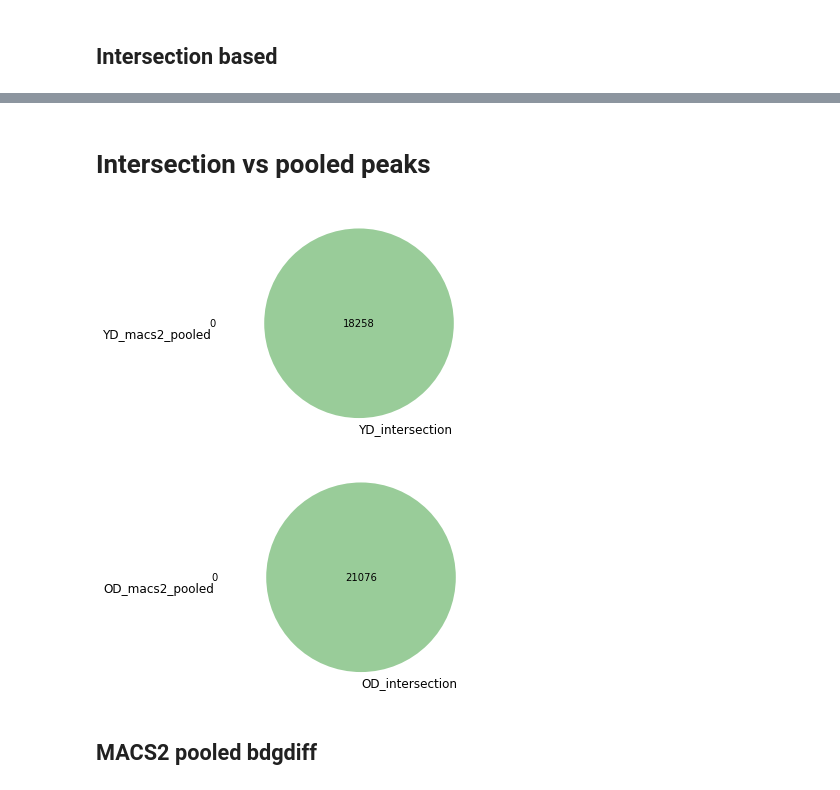
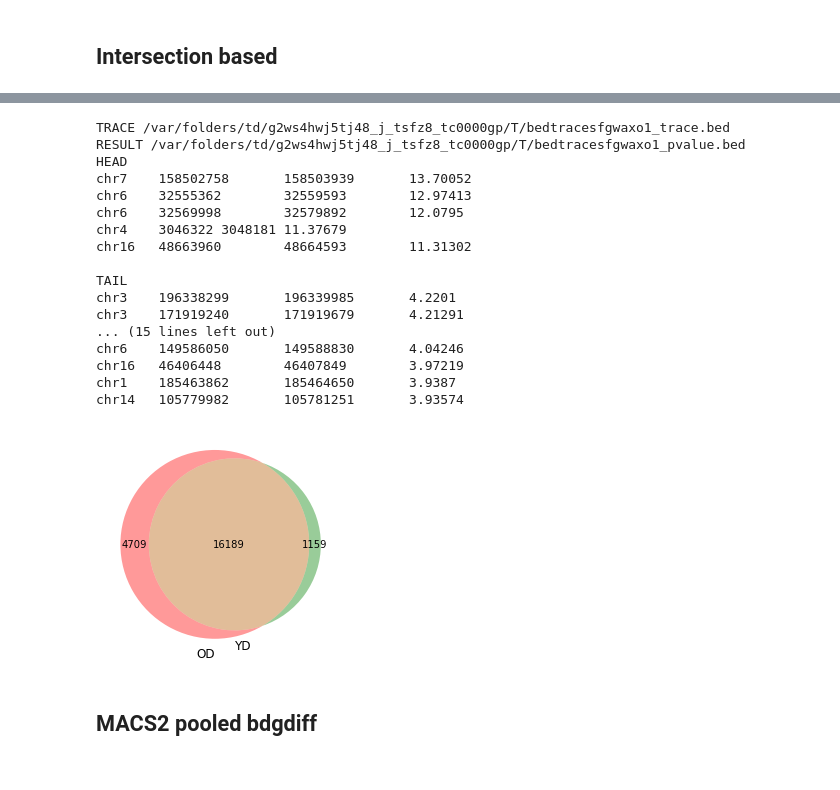
Before and after one commit to JetBrains-Research/washu, a Jupyter notebook: notebooks/k27ac_diff.ipynb, the cells around one changed output, grey strips where cells are left out. Cells and saved outputs as stored; diff of their text form; code cells hidden in the pictures.

```diff
--- a/notebooks/k27ac_diff.ipynb
+++ b/notebooks/k27ac_diff.ipynb
@@ -109,18 +84,28 @@ OD exclusive 4702
-# %% [markdown]
-# Intersection vs pooled peaks
-# %%
-YD_macs_pooled=Bed('/Volumes/WD/scratch/artyomov_lab_aging/Y10OD10/chipseq/processed/3vs3_2/\
-diff/diff_k27ac_Y_O_macs_pooled/diff_k27ac_Y_O_1_macs2_broad_0.01_peak.broadPeak')
-OD_macs_pooled=Bed('/Volumes/WD/scratch/artyomov_lab_aging/Y10OD10/chipseq/processed/3vs3_2/\
-diff/diff_k27ac_Y_O_macs_pooled/diff_k27ac_Y_O_2_macs2_broad_0.01_peak.broadPeaks')
-
-metapeaks({'YD_intersection': YD, 'YD_macs2_pooled': YD_macs_pooled})
-plt.show()
-metapeaks({'OD_intersection': OD, 'OD_macs2_pooled': OD_macs_pooled})
-plt.show()
-# %% [output]
-[figure, removed]
-[figure, removed]
+# %%
+YD_inter=minus(YD, OD)
+YD_inter.process_pvalue()
+OD_inter=minus(OD, YD)
+OD_inter.process_pvalue()
+metapeaks({'YD': YD, 'OD': OD})
+# %% [output]
+TRACE /var/folders/td/g2ws4hwj5tj48_j_tsfz8_tc0000gp/T/bedtracesfgwaxo1_trace.bed
+RESULT /var/folders/td/g2ws4hwj5tj48_j_tsfz8_tc0000gp/T/bedtracesfgwaxo1_pvalue.bed
+HEAD
+chr7    158502758       158503939       13.70052
+chr6    32555362        32559593        12.97413
+chr6    32569998        32579892        12.0795
+chr4    3046322 3048181 11.37679
+chr16   48663960        48664593        11.31302
+
+TAIL
+chr3    196338299       196339985       4.2201
+chr3    171919240       171919679       4.21291
+... (15 lines left out)
+chr6    149586050       149588830       4.04246
+chr16   46406448        46407849        3.97219
+chr1    185463862       185464650       3.9387
+chr14   105779982       105781251       3.93574
+[figure, added]
 # %% [markdown]
 ## MACS2 pooled bdgdiff
 # %%
```
Also changed, not shown: parts of 26 cells of this notebook.
